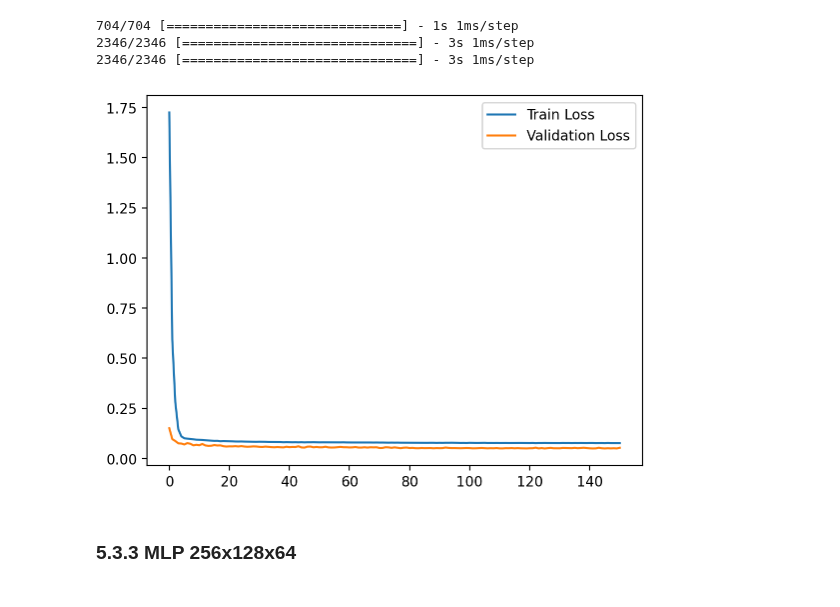
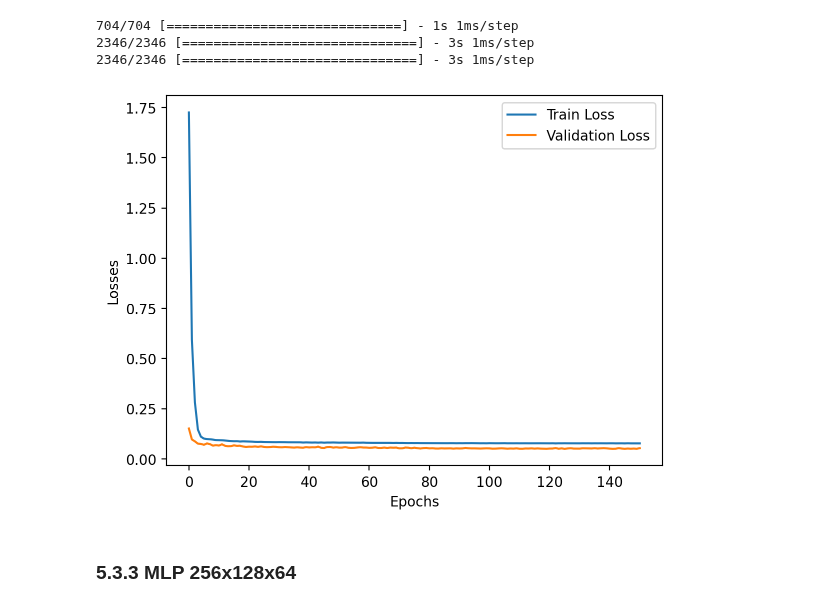
Before and after one commit to yjoer/flight-price-prediction, a Jupyter notebook: notebook.ipynb, the cells around one changed output. Drawn from its saved outputs; the diff is of its cells as text; code cells hidden in the pictures.

```diff
--- a/notebook.ipynb
+++ b/notebook.ipynb
@@ -1223,15 +1225,17 @@ nn_test_scores_actual["MLP 128x64x32"] = actual_scores
 # %%
 with open("logs/mlp_128_64_32.json", "r") as f:
   mlp_128_64_32_hist = json.loads(f.read())
 
 plt.plot(mlp_128_64_32_hist["loss"])
 plt.plot(mlp_128_64_32_hist["val_loss"])
 
+plt.xlabel("Epochs")
+plt.ylabel("Losses")
 plt.legend(["Train Loss", "Validation Loss"])
 
 plt.show()
 # %% [output]
-[figure, old version]
+[figure, new version]
 # %% [markdown]
 ### 5.3.3 MLP 256x128x64
 # %%
```
Also changed, not shown: parts of 3 cells of this notebook.
